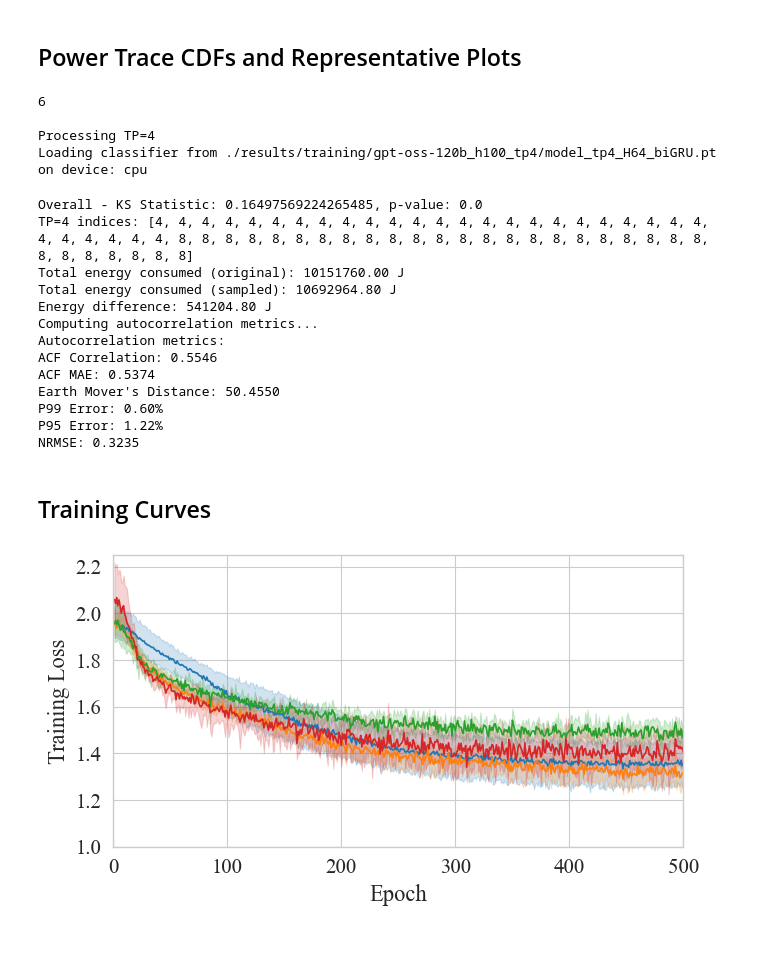
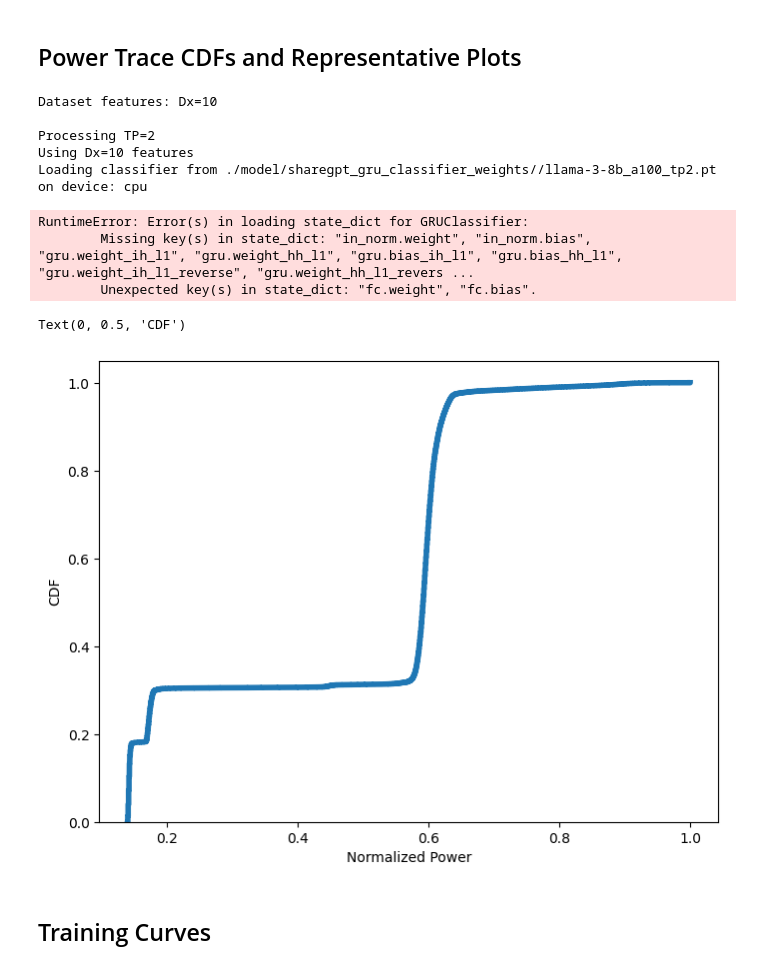
Before and after one commit to grantwilkins/powertrace-sim, a Jupyter notebook: evaluation.ipynb, the cells around one changed output. Cells and saved outputs as stored; diff of their text form; code cells hidden in the pictures.

Commit message:
move some data

```diff
--- a/evaluation.ipynb
+++ b/evaluation.ipynb
@@ -38,10 +38,10 @@ def compute_autocorrelation_metrics(real_trace, synthetic_trace, max_lags=50):
 # device="cpu"
 # hw="a100"
 
-data_file = "./data/benchmark_llama-3-70b_a100.npz"
-model = "llama-3-70b"
+data_file = "/Users/grantwilkins/powertrace-sim/model/training_data/vllm-benchmark_llama-3-8b_a100.npz"
+model = "llama-3-8b"
 hardware_accelerator = "a100"
-weights_path = "./results/training/llama-3-70b_h100_tp4"
+weights_path = "./model/sharegpt_gru_classifier_weights/"
 device="cpu"
 hw="a100"
 # %%
@@ -50,7 +50,7 @@ dataset = PowerTraceDataset(data_file)
 # tp = tp
 # Define a consistent color key mapping for TP values
 # Using matplotlib's default color cycle for consistency
-tp_values = [4]
+tp_values = [2]
 tp_color_key = {
     1: "#1f77b4",  # blue
     2: "#ff7f0e",  # orange
@@ -60,15 +60,19 @@ tp_color_key = {
 
 # Store all CDF data for plotting
 cdf_data = []
-
-print(dataset.traces[0]["x"].shape[1])
+np.random.seed(42)
+# Dynamically get Dx from dataset (should be 10 with new features: 7 base + 3 diff)
+Dx = dataset.traces[0]["x"].shape[1]
+print(f"Dataset features: Dx={Dx}")
 
 for tp in tp_values:
     print(f"\nProcessing TP={tp}")
+    print(f"Using Dx={Dx} features")
     classifier = load_classifier(
-        f"{weights_path}/model_tp{tp}_H64_biGRU.pt",
+        # f"{weights_path}/model_tp{tp}_H64_biGRU.pt",
+        f"{weights_path}/{model}_{hardware_accelerator}_tp{tp}.pt",
         device=device,
-        Dx=dataset.traces[0]["x"].shape[1],
+        Dx=6,
         K=6,
     )
     smoother = SmoothingSampler(dataset)
@@ -191,20 +195,11 @@ for tp in tp_values:
     )
     print(f"NRMSE: {nrmse:.4f}")
 # %% [output]
-6
+Dataset features: Dx=10
 
-Processing TP=4
-Loading classifier from ./results/training/gpt-oss-120b_h100_tp4/model_tp4_H64_biGRU.pt on device: cpu
+Processing TP=2
+Using Dx=10 features
+Loading classifier from ./model/sharegpt_gru_classifier_weights//llama-3-8b_a100_tp2.pt on device: cpu
-Overall - KS Statistic: 0.16497569224265485, p-value: 0.0
-TP=4 indices: [4, 4, 4, 4, 4, 4, 4, 4, 4, 4, 4, 4, 4, 4, 4, 4, 4, 4, 4, 4, 4, 4, 4, 4, 4, 4, 4, 4, 4, 4, 8, 8, 8, 8, 8, 8, 8, 8, 8, 8, 8, 8, 8, 8, 8, 8, 8, 8, 8, 8, 8, 8, 8, 8, 8, 8, 8, 8, 8, 8]
-Total energy consumed (original): 10151760.00 J
-Total energy consumed (sampled): 10692964.80 J
-Energy difference: 541204.80 J
-Computing autocorrelation metrics...
-Autocorrelation metrics:
-ACF Correlation: 0.5546
-ACF MAE: 0.5374
-Earth Mover's Distance: 50.4550
-P99 Error: 0.60%
-P95 Error: 1.22%
-NRMSE: 0.3235
+RuntimeError: Error(s) in loading state_dict for GRUClassifier:
+        Missing key(s) in state_dict: "in_norm.weight", "in_norm.bias", "gru.weight_ih_l1", "gru.weight_hh_l1", "gru.bias_ih_l1", "gru.bias_hh_l1", "gru.weight_ih_l1_reverse", "gru.weight_hh_l1_revers ...
+        Unexpected key(s) in state_dict: "fc.weight", "fc.bias".
@@ -257,3 +206,27 @@ plt.show()
+# %%
+dataset = PowerTraceDataset("./model/training_data/vllm-benchmark_llama-3-8b_a100.npz")
+all_original_power = []
+tp_indices = [i for i, tp_i in enumerate(dataset.tp_all) if tp_i == 1]
+for idx in tp_indices:
+    original_power = dataset.traces[idx]["y"].flatten()
+    all_original_power.append(original_power)
+
+all_original_power = np.concatenate(all_original_power)
+
+sns.set_style("whitegrid")
+sns.set_context("paper", font_scale=1.9)
+matplotlib.rcParams["pdf.fonttype"] = 42
+matplotlib.rcParams["ps.fonttype"] = 42
+matplotlib.rcParams["font.family"] = "Times New Roman"
+plt.figure(figsize=(8, 6))
+sns.ecdfplot(all_original_power / all_original_power.max(), label="Original", linewidth=4)
+plt.ylim(0, 1.05)
+plt.xlabel("Normalized Power")
+plt.ylabel("CDF")
+plt.savefig("power_traces_cdf.pdf", bbox_inches="tight")
+# %% [output]
+Text(0, 0.5, 'CDF')
+[figure, added]
 # %% [markdown]
 ## Training Curves
 # %%
@@ -273,7 +341,7 @@ for f in glob.glob("./results/training/*/*epochs.csv", recursive=True):
 # %%
-plt.figure(figsize=(7,4))
+plt.figure(figsize=(9,5.1))
 sns.set_style("whitegrid")
-sns.set_context("paper", font_scale=1.7)
+sns.set_context("paper", font_scale=1.9)
 matplotlib.rcParams["pdf.fonttype"] = 42
 matplotlib.rcParams["ps.fonttype"] = 42
 matplotlib.rcParams["font.family"] = "Times New Roman"
@@ -281,11 +349,9 @@ sns.lineplot(x="epoch", y="train_loss", data=big_df, hue="Model", hue_order=["Ll
 plt.xlabel("Epoch")
 plt.ylabel("Training Loss")
 plt.xlim(0,500)
-plt.legend("",[],frameon=False)
+# plt.legend("",[],frameon=False)
+plt.legend(frameon=False,bbox_to_anchor=(0.5, -0.3), loc='center', ncol=2)
 plt.tight_layout()
-plt.ylim(1.0, 2.25)
 plt.savefig("training_loss_models.pdf", bbox_inches="tight")
 # plt.legend(frameon=False,bbox_to_anchor=(1.05, 0.75), loc='upper left')
-# %% [output]
-[figure, removed]
 # %%
```
Also changed, not shown: parts of 7 cells of this notebook, 30 other files.
